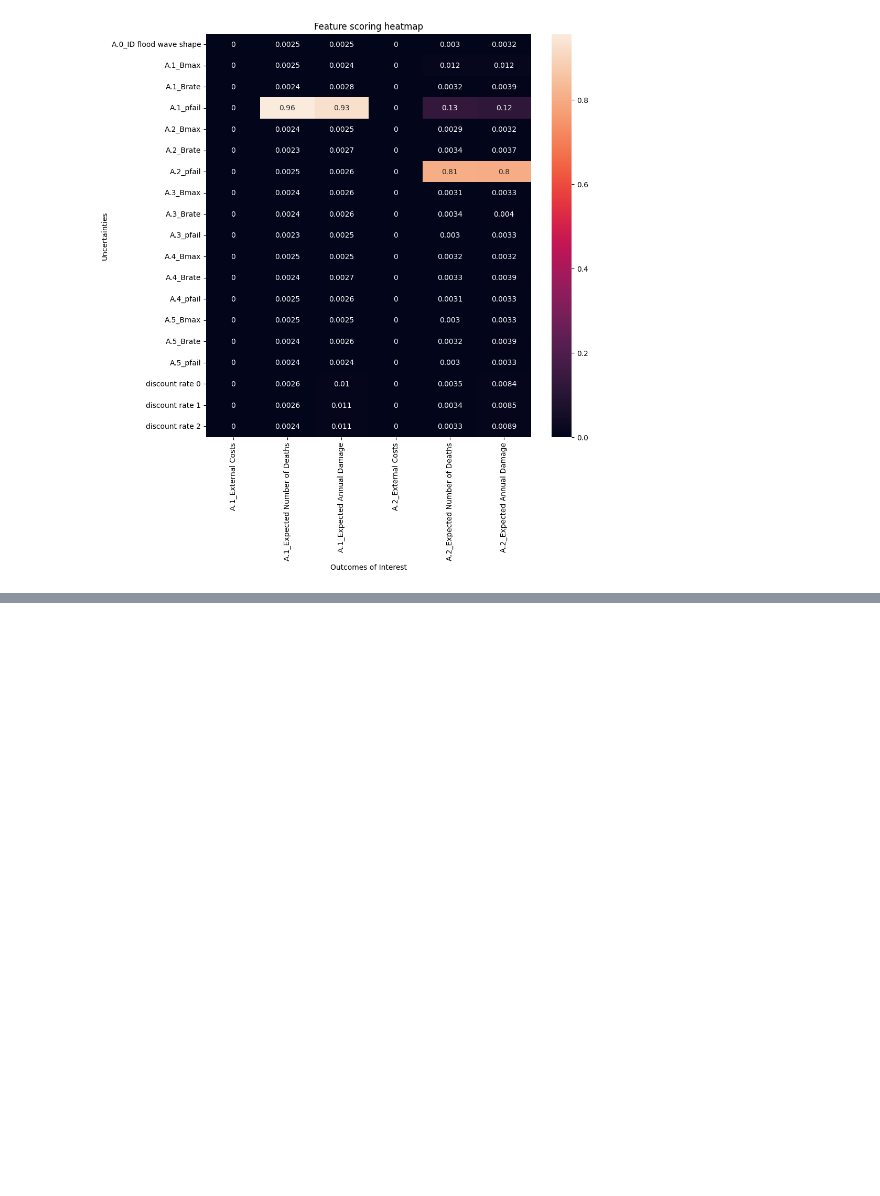
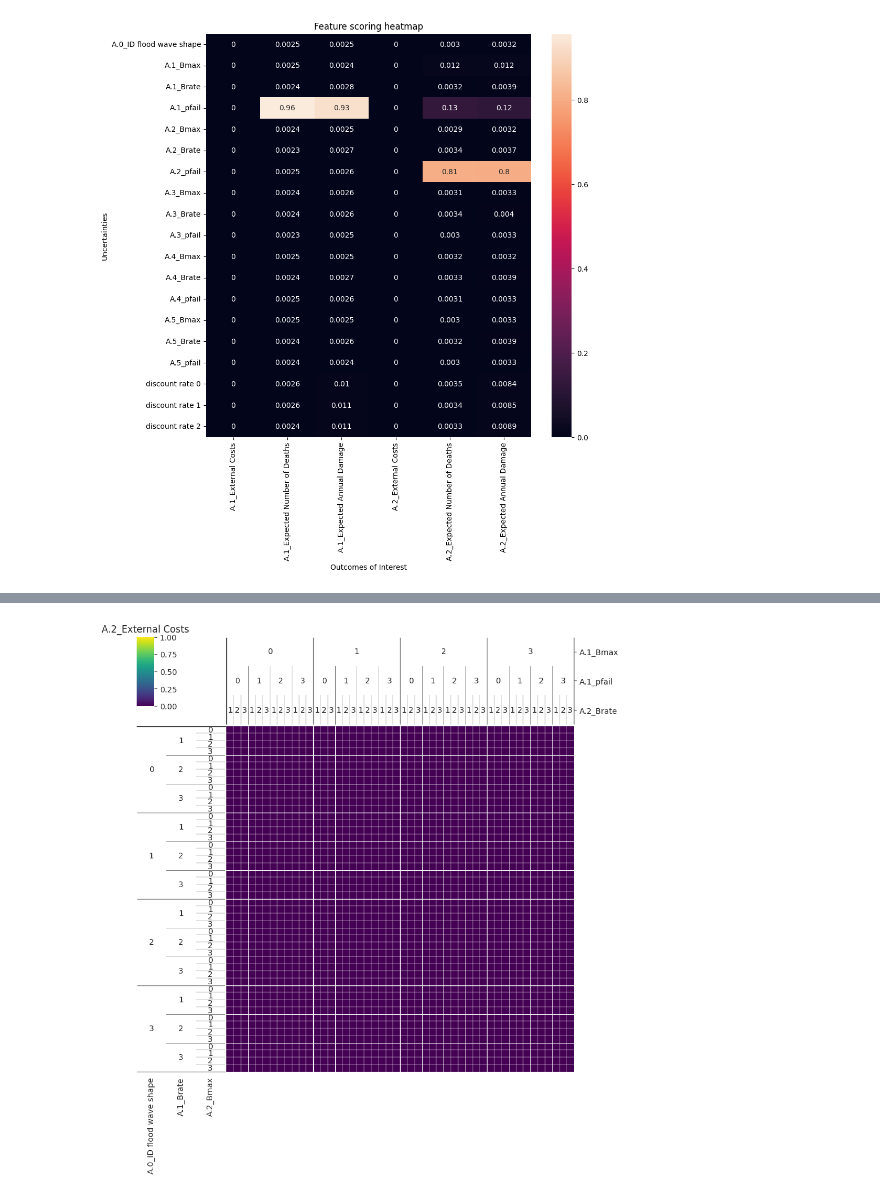
Before and after one commit to pherfkens/PROJECT_MBDM_GROUP1, a Jupyter notebook: final assignment/Feature_Scoring_&_Dim_Stacking.ipynb, the cells around one changed output, grey strips where cells are left out. Cells and saved outputs as stored; diff of their text form; code cells hidden in the pictures; blank space fills up the shorter version.

```diff
--- a/final assignment/Feature_Scoring_&_Dim_Stacking.ipynb
+++ b/final assignment/Feature_Scoring_&_Dim_Stacking.ipynb
@@ -25,0 +48,4 @@ plt.show()
+# %%
+plot_dimensional_stack(experiments, outcomes['A.2_External Costs'], 'A.2_External Costs')
+# %% [output]
+[figure, added]
```
Also changed, not shown: parts of 7 cells of this notebook, 7 other files.
